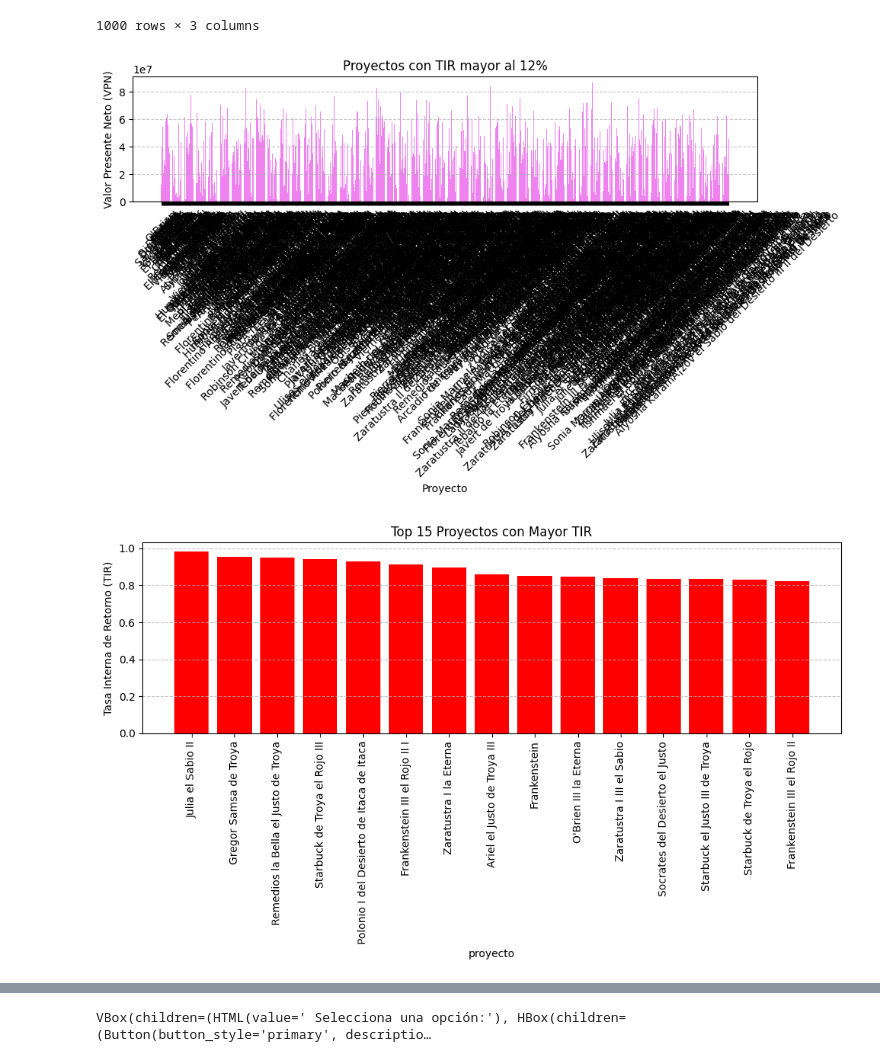
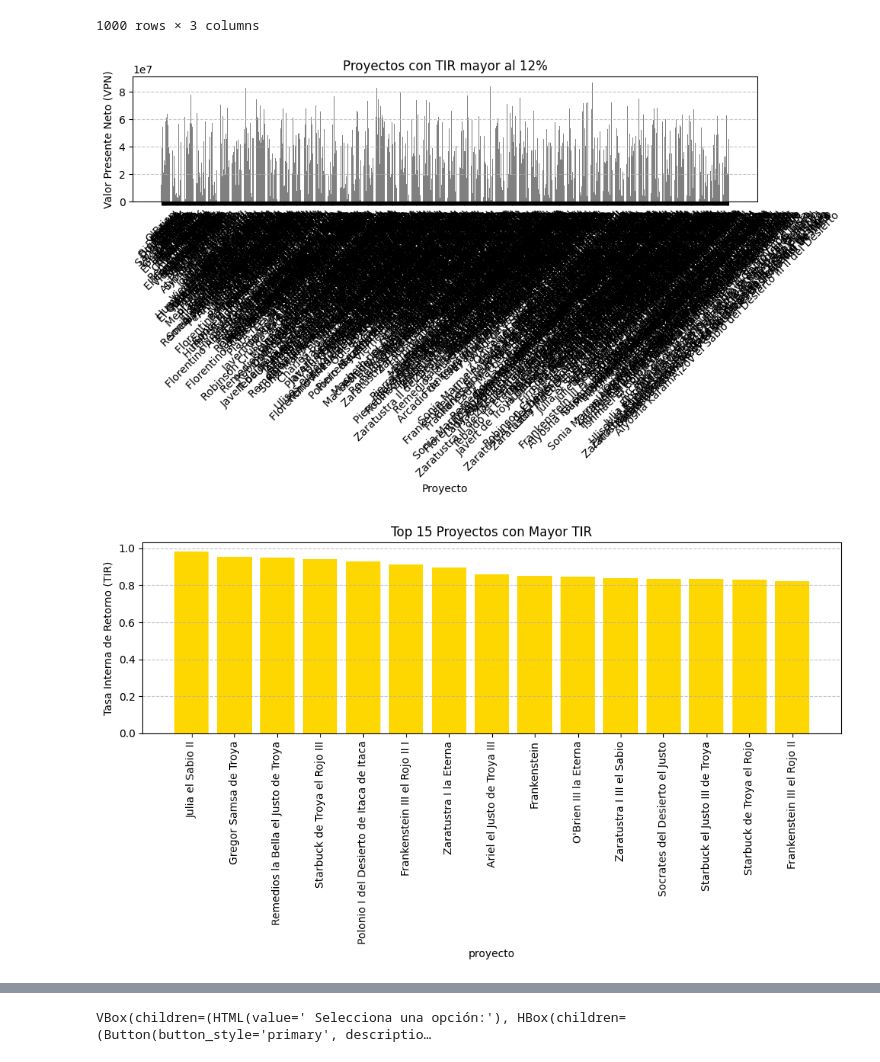
Before and after one commit to JEROFRAN/Curso_de_lenguajes_de_programaci-n, a Jupyter notebook: Examen_institucional_ipyn1.ipynb, the cells around one changed output, grey strips where cells are left out. Drawn from its saved outputs; the diff is of its cells as text; code cells hidden in the pictures.

```diff
--- a/Examen_institucional_ipyn1.ipynb
+++ b/Examen_institucional_ipyn1.ipynb
@@ -179,7 +179,7 @@ proyectos_rentables = df[df['TIR'] > tasa_descuento]
 # Gráfico de barras: Inversionista vs VPN
 plt.figure(figsize=(10, 6))
 # Cambiar 'proyecto' a 'Proyecto' para que coincida con el nombre de la columna
-plt.bar(proyectos_rentables['Proyecto'], proyectos_rentables['VPN'], color='violet')
+plt.bar(proyectos_rentables['Proyecto'], proyectos_rentables['VPN'], color='grey')
 
 plt.xlabel('Proyecto')
 plt.ylabel('Valor Presente Neto (VPN)')
@@ -190,27 +190,27 @@ plt.grid(axis='y', linestyle='--', alpha=0.7)
 plt.tight_layout()
 plt.show()
 # %% [output]
-[figure, old version]
+[figure, new version]
 # %%
 import matplotlib.pyplot as plt
 
 # Filtrar los 15 proyectos con mayor TIR
 top_15_proyectos = df.nlargest(15, 'TIR')
 
 # Gráfico de barras: Capitalizador vs VPN para los 15 proyectos con mayor TIR
 plt.figure(figsize=(10, 6))
-plt.bar(top_15_proyectos['Proyecto'], top_15_proyectos['TIR'], color='red')
+plt.bar(top_15_proyectos['Proyecto'], top_15_proyectos['TIR'], color='gold')
 
 plt.xlabel('proyecto')
 plt.ylabel('Tasa Interna de Retorno (TIR)')
 plt.title('Top 15 Proyectos con Mayor TIR')
 plt.xticks(rotation=90)
 plt.grid(axis='y', linestyle='--', alpha=0.7)
 
 plt.tight_layout()
 plt.show()
 # %% [output]
-[figure, old version]
+[figure, new version]
 # %%
 # Filtrar los 10 proyectos con mayor VPN
 top_10_vpn = df.nlargest(10, 'VPN')
```
Also changed, not shown: parts of 2 cells of this notebook.
